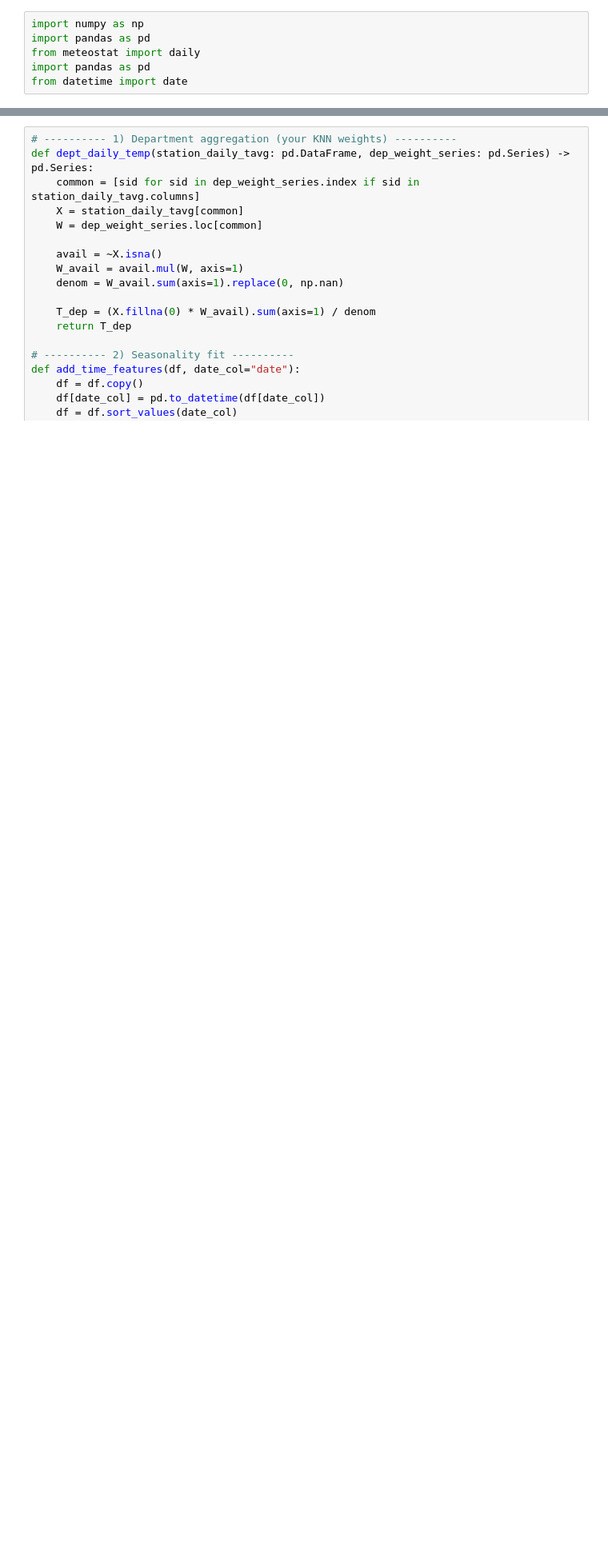
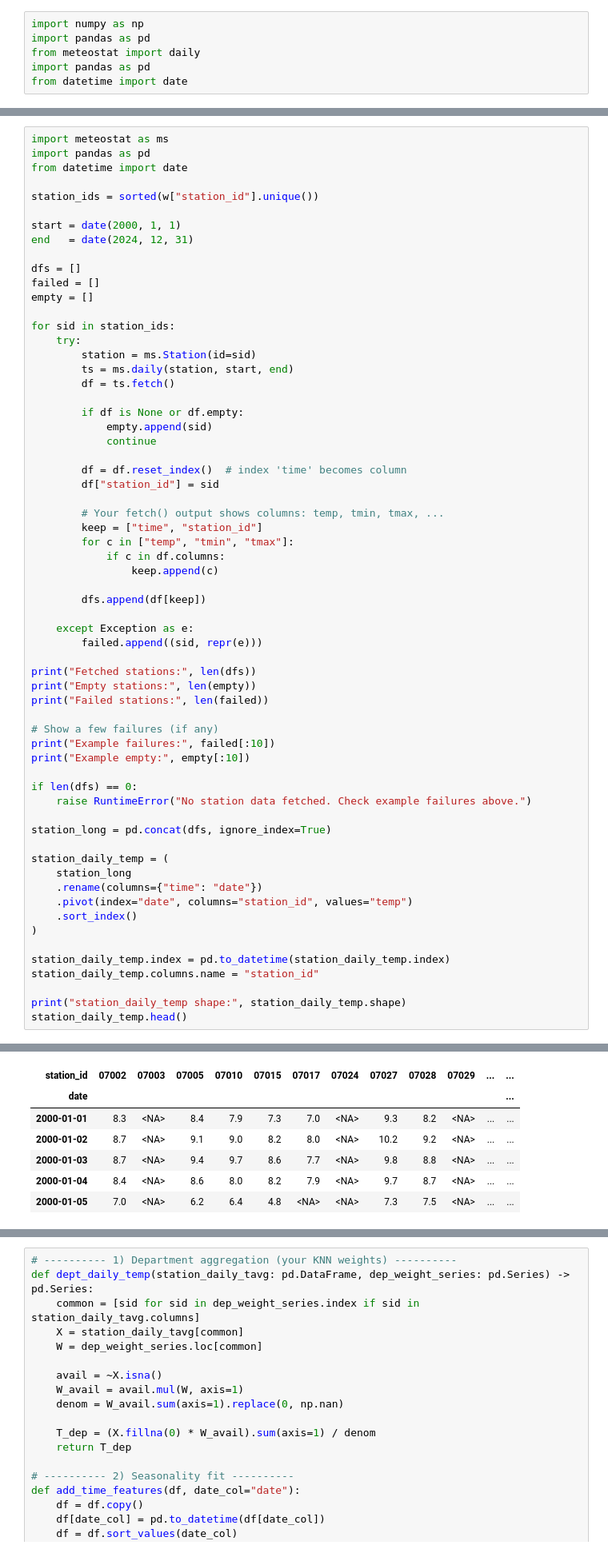
Before and after one commit to MarieLouiseLysholt/Masters_2026, a Jupyter notebook: OU /OU_draft.ipynb, the cells around one changed output, grey strips where cells are left out. Shown at 80% size. Cells and saved outputs as stored; diff of their text form; blank space fills up the shorter version.

```diff
--- a/OU /OU_draft.ipynb
+++ b/OU /OU_draft.ipynb
@@ -66,0 +28,64 @@ station_daily_tavg.head()
+# %%
+import meteostat as ms
+import pandas as pd
+from datetime import date
+
+station_ids = sorted(w["station_id"].unique())
+
+start = date(2000, 1, 1)
+end   = date(2024, 12, 31)
+
+dfs = []
+failed = []
+empty = []
+
+for sid in station_ids:
+    try:
+        station = ms.Station(id=sid)
+        ts = ms.daily(station, start, end)
+        df = ts.fetch()
+
+        if df is None or df.empty:
+            empty.append(sid)
+            continue
+
+        df = df.reset_index()  # index 'time' becomes column
+        df["station_id"] = sid
+
+        # Your fetch() output shows columns: temp, tmin, tmax, ...
+        keep = ["time", "station_id"]
+        for c in ["temp", "tmin", "tmax"]:
+            if c in df.columns:
+                keep.append(c)
+
+        dfs.append(df[keep])
+
+    except Exception as e:
+        failed.append((sid, repr(e)))
+
+print("Fetched stations:", len(dfs))
+print("Empty stations:", len(empty))
+print("Failed stations:", len(failed))
+
+# Show a few failures (if any)
+print("Example failures:", failed[:10])
+print("Example empty:", empty[:10])
+
+if len(dfs) == 0:
+    raise RuntimeError("No station data fetched. Check example failures above.")
+
+station_long = pd.concat(dfs, ignore_index=True)
+
+station_daily_temp = (
+    station_long
+    .rename(columns={"time": "date"})
+    .pivot(index="date", columns="station_id", values="temp")
+    .sort_index()
+)
+
+station_daily_temp.index = pd.to_datetime(station_daily_temp.index)
+station_daily_temp.columns.name = "station_id"
+
+print("station_daily_temp shape:", station_daily_temp.shape)
+station_daily_temp.head()
+# %% [output]
@@ -66,0 +98,7 @@ station_daily_tavg.head()
+| station_id | 07002 | 07003 | 07005 | 07010 | 07015 | 07017 | 07024 | 07027 | 07028 | 07029 | ... | ... |
+| date |  |  |  |  |  |  |  |  |  |  |  | ... |
+| 2000-01-01 | 8.3 | <NA> | 8.4 | 7.9 | 7.3 | 7.0 | <NA> | 9.3 | 8.2 | <NA> | ... | ... |
+| 2000-01-02 | 8.7 | <NA> | 9.1 | 9.0 | 8.2 | 8.0 | <NA> | 10.2 | 9.2 | <NA> | ... | ... |
+| 2000-01-03 | 8.7 | <NA> | 9.4 | 9.7 | 8.6 | 7.7 | <NA> | 9.8 | 8.8 | <NA> | ... | ... |
+| 2000-01-04 | 8.4 | <NA> | 8.6 | 8.0 | 8.2 | 7.9 | <NA> | 9.7 | 8.7 | <NA> | ... | ... |
+| 2000-01-05 | 7.0 | <NA> | 6.2 | 6.4 | 4.8 | <NA> | <NA> | 7.3 | 7.5 | <NA> | ... | ... |
```
Also changed, not shown: parts of 13 cells of this notebook, 2 other files.
